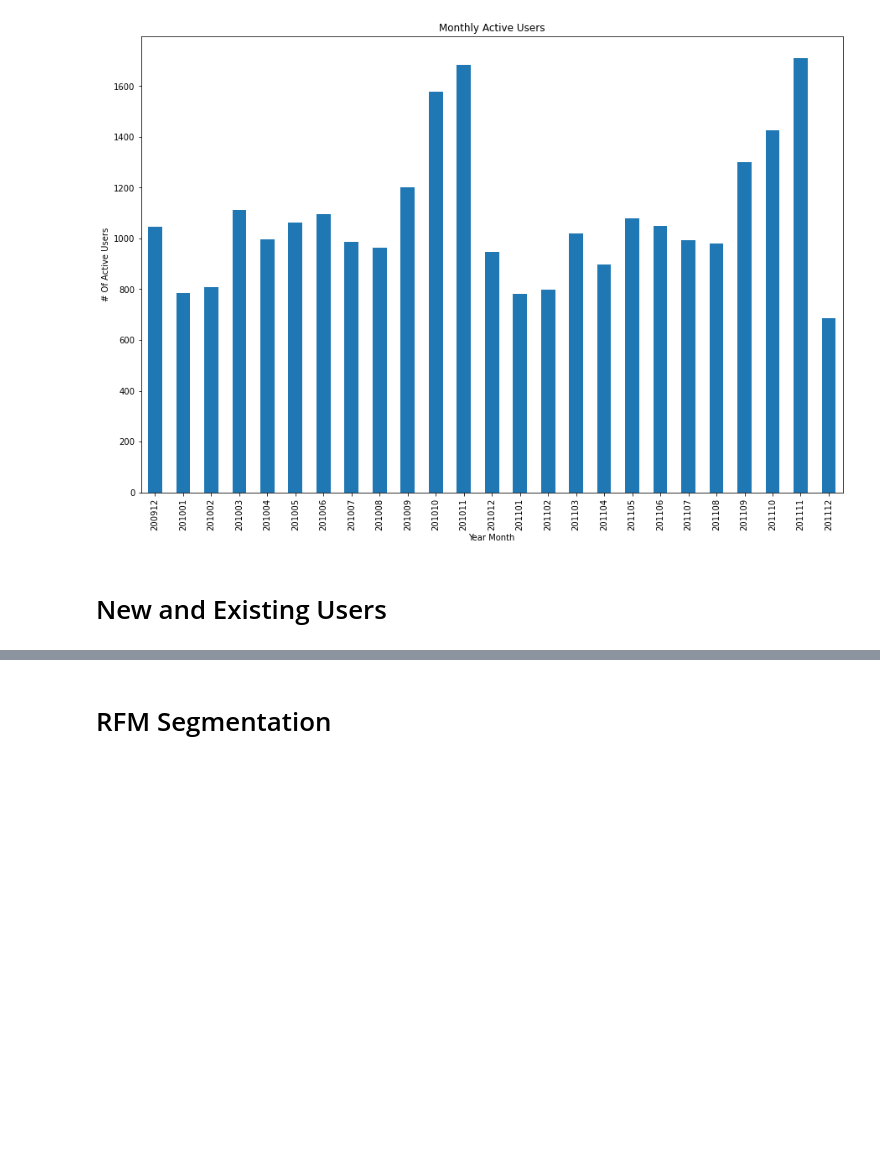
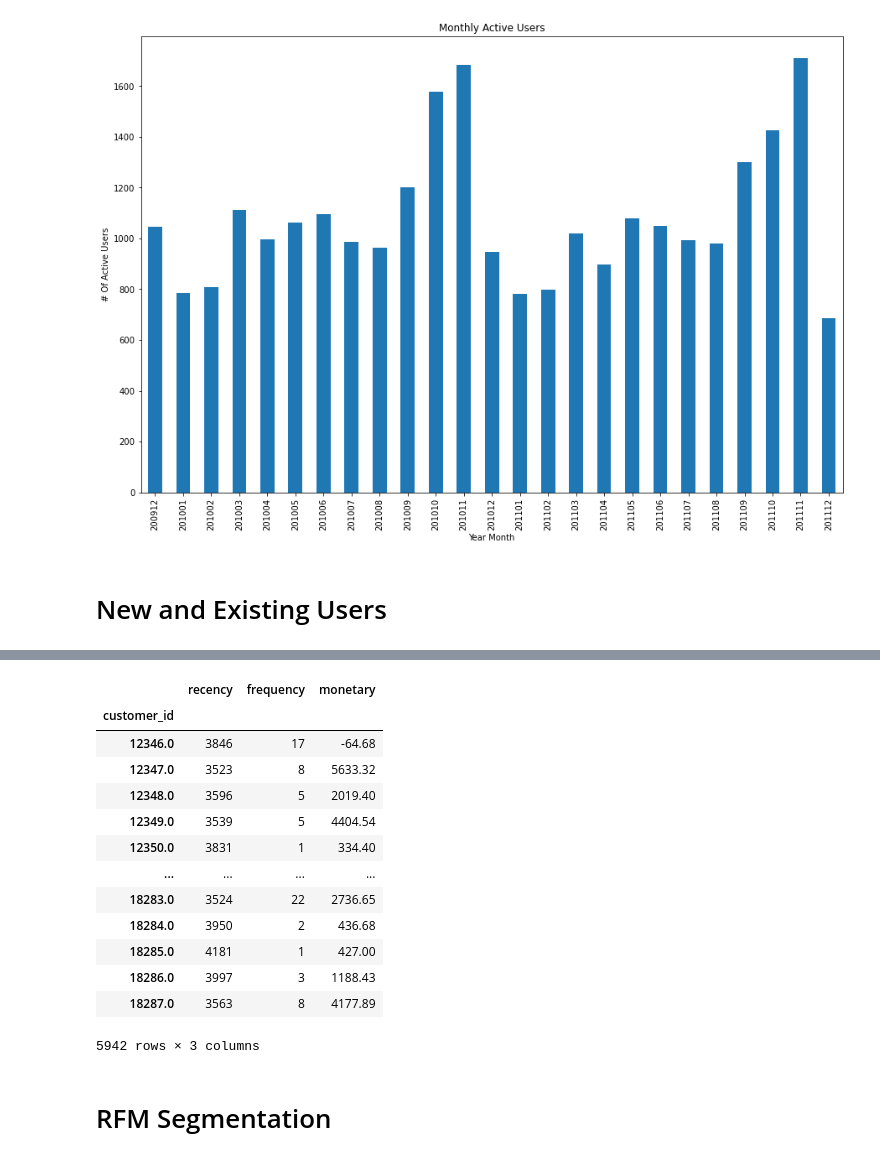
Before and after one commit to jarviscanada/jarvis_data_eng_TomasRotbauer, a Jupyter notebook: python_data_analytics/python_data_wrangling/retail_data_analytics_wrangling.ipynb, the cells around one changed output, grey strips where cells are left out. Cells and saved outputs as stored; diff of their text form; code cells hidden in the pictures; blank space fills up the shorter version.

```diff
--- a/python_data_analytics/python_data_wrangling/retail_data_analytics_wrangling.ipynb
+++ b/python_data_analytics/python_data_wrangling/retail_data_analytics_wrangling.ipynb
@@ -294,3 +259,39 @@ Note: To simplify the problem, let's keep all placed and canceled orders.
+# %%
+from datetime import date
+
+def find_recency(row):
+    ts = row.invoice_date
+    return (date.today() - date(ts.year, ts.month, ts.day)).days
+# %%
+#Recency w.r.t. current date
+recency = retail_df.groupby('customer_id').max()
+recency = recency.apply(lambda row: find_recency(row), axis=1)
+
+#Frequency of purchases
+frequency = retail_df.groupby('customer_id').invoice_no.nunique()
+
+#Monetary value
+monetary = retail_df.groupby('customer_id').sum()['total_price']
+
+#RFM
+rfm_table = pd.concat([recency, frequency, monetary], axis = 1)
+rfm_table.columns = ['recency', 'frequency', 'monetary']
+rfm_table
+# %% [output]
+|  | recency | frequency | monetary |
+| customer_id |  |  |  |
+| 12346.0 | 3846 | 17 | -64.68 |
+| 12347.0 | 3523 | 8 | 5633.32 |
+| 12348.0 | 3596 | 5 | 2019.40 |
+| 12349.0 | 3539 | 5 | 4404.54 |
+| 12350.0 | 3831 | 1 | 334.40 |
+| ... | ... | ... | ... |
+| 18283.0 | 3524 | 22 | 2736.65 |
+| 18284.0 | 3950 | 2 | 436.68 |
+| 18285.0 | 4181 | 1 | 427.00 |
+| 18286.0 | 3997 | 3 | 1188.43 |
+| 18287.0 | 3563 | 8 | 4177.89 |
+5942 rows × 3 columns
 # %% [markdown]
 # RFM Segmentation
 # %% [markdown]
```
Also changed, not shown: parts of 5 cells of this notebook.
